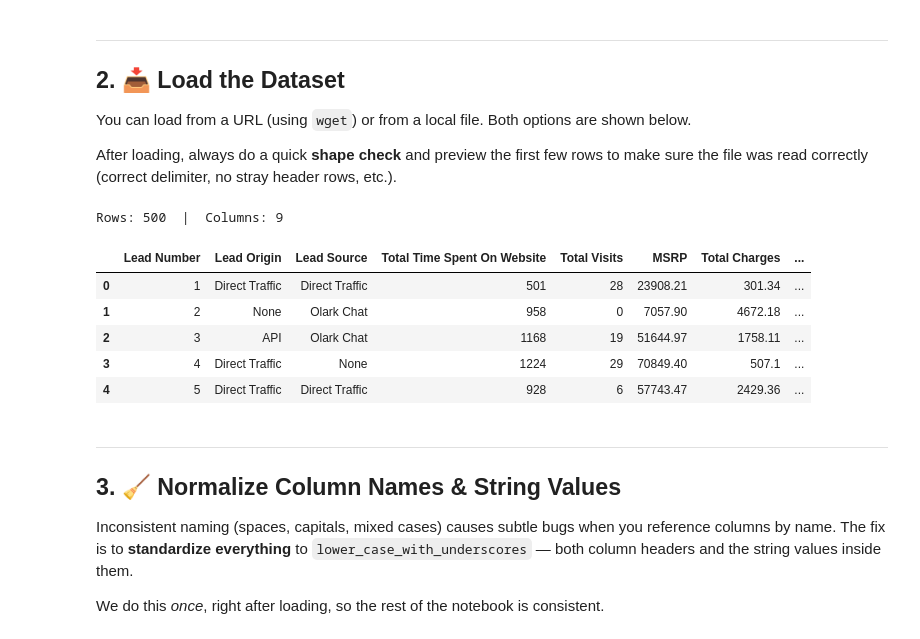
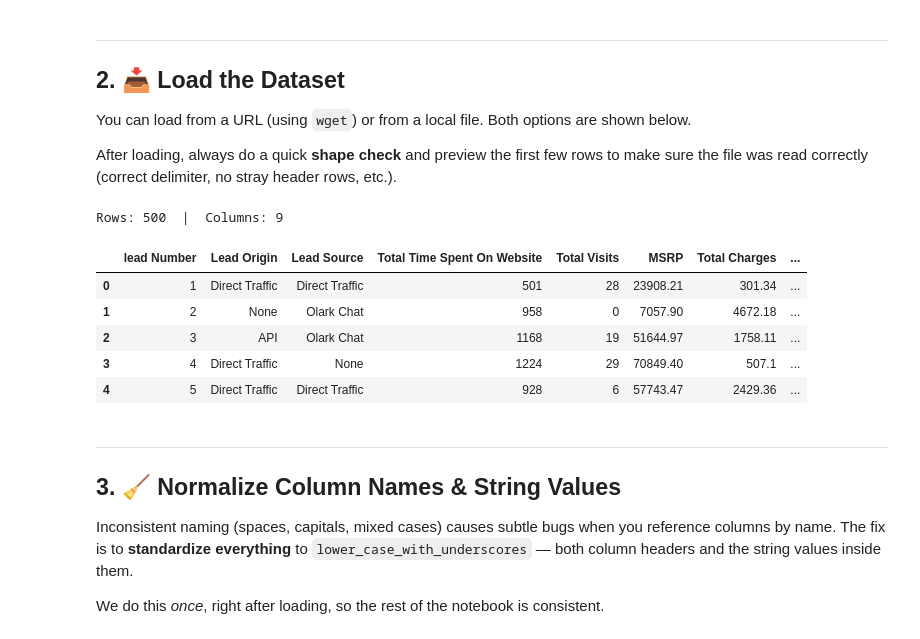
Before and after one commit to adel-dabah/Pandas-Introduction-JSC, a Jupyter notebook: pandas_data_preparation.ipynb, the cells around one changed output. Drawn from its saved outputs; the diff is of its cells as text; code cells hidden in the pictures.

```diff
--- a/pandas_data_preparation.ipynb
+++ b/pandas_data_preparation.ipynb
@@ -74,35 +74,35 @@ After loading, always do a quick **shape check** and preview the first few rows
 # !wget $data -O dataset.csv
 # df = pd.read_csv('dataset.csv')
 
 # --- Option B: Load a local file ---
 # df = pd.read_csv('your_file.csv')
 
 # ---- Demo: synthetic dataset (replace with your own) ----
 np.random.seed(42)
 n = 500
 df = pd.DataFrame({
-    'Lead Number':   range(1, n + 1),
+    'lead Number':   range(1, n + 1),
     'Lead Origin':   np.random.choice(['API', 'Landing Page Submission', 'Direct Traffic', None], n),
     'Lead Source':   np.random.choice(['Olark Chat', 'Organic Search', 'Direct Traffic', None], n),
     'Total Time Spent On Website': np.random.randint(0, 2000, n),
     'Total Visits':  np.random.randint(0, 30, n),
     'MSRP':          np.concatenate([
                          np.random.exponential(20000, n - 50),
                          np.random.exponential(200000, 50)
                      ]),
     'Total Charges': [
                          str(round(x, 2)) if np.random.rand() > 0.05 else ' '
                          for x in np.random.uniform(0, 5000, n)
                      ],
     'Status':        np.random.choice([0, 1, 2], n),
     'Churn':         np.random.choice([0, 1], n),
 })
 
 print(f'Rows: {df.shape[0]}  |  Columns: {df.shape[1]}')
 df.head()
 # %% [output]
 Rows: 500  |  Columns: 9
-|  | Lead Number | Lead Origin | Lead Source | Total Time Spent On Website | Total Visits | MSRP | Total Charges | ... |
+|  | lead Number | Lead Origin | Lead Source | Total Time Spent On Website | Total Visits | MSRP | Total Charges | ... |
 | 0 | 1 | Direct Traffic | Direct Traffic | 501 | 28 | 23908.21 | 301.34 | ... |
 | 1 | 2 | None | Olark Chat | 958 | 0 | 7057.90 | 4672.18 | ... |
 | 2 | 3 | API | Olark Chat | 1168 | 19 | 51644.97 | 1758.11 | ... |
```
Also changed, not shown: parts of 1 cell of this notebook, 3 other files.
